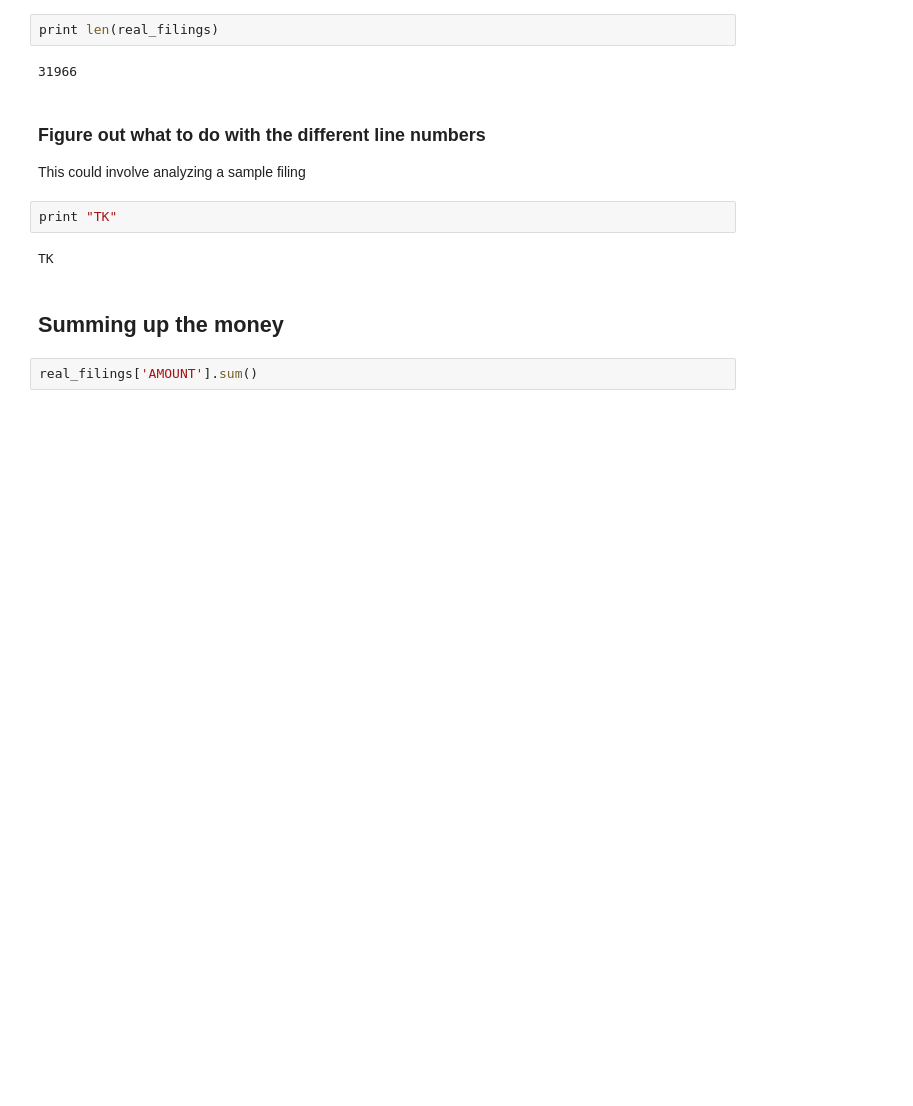
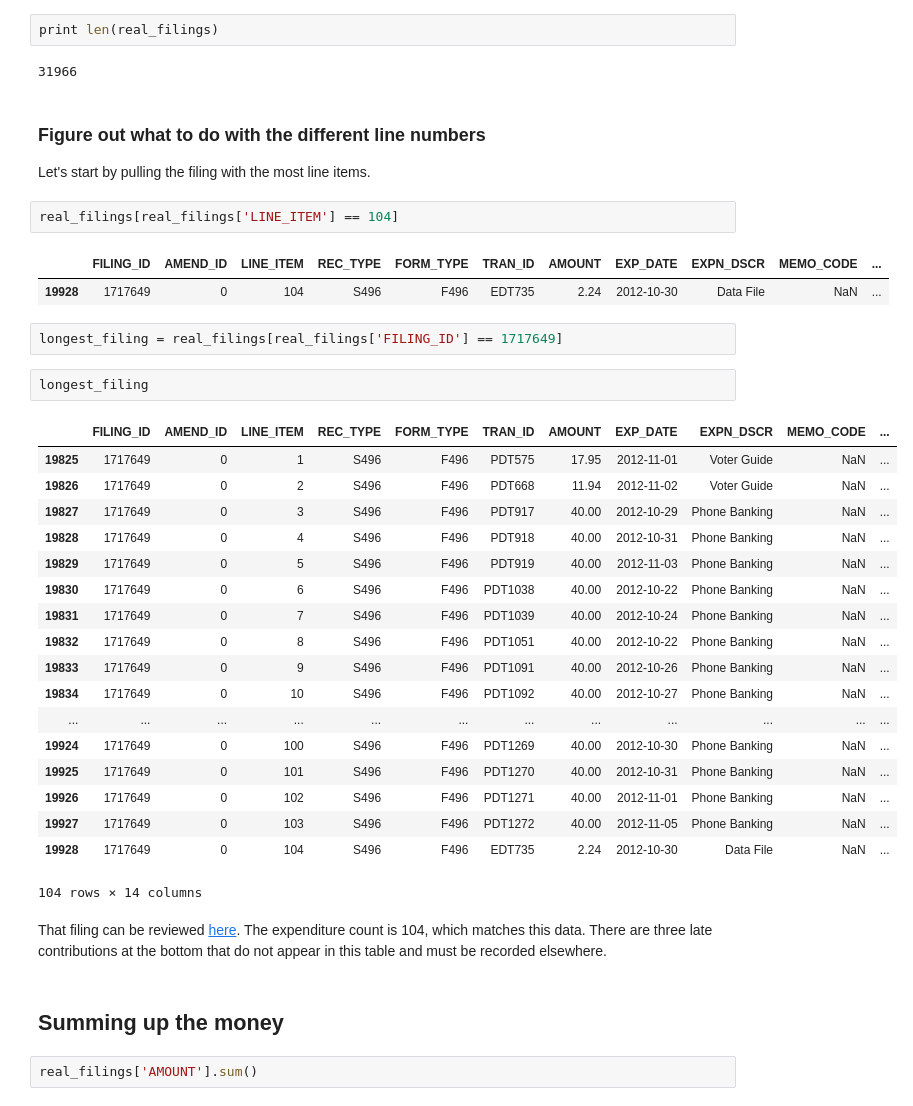
Before and after one commit to palewire/python-calaccess-notebooks, a Jupyter notebook: independent-expenditures.ipynb, the cells around one changed output. Drawn from its saved outputs; the diff is of its cells as text; blank space fills up the shorter version.

Commit message:
Worked out the line numbers (I think) and added some more totals

```diff
--- a/independent-expenditures.ipynb
+++ b/independent-expenditures.ipynb
@@ -143,11 +143,37 @@ print len(real_filings)
 # %% [markdown]
 ### Figure out what to do with the different line numbers
 
-This could involve analyzing a sample filing
+Let's start by pulling the filing with the most line items.
-# %%
-print "TK"
-# %% [output]
-TK
+# %%
+real_filings[real_filings['LINE_ITEM'] == 104]
+# %% [output]
+|  | FILING_ID | AMEND_ID | LINE_ITEM | REC_TYPE | FORM_TYPE | TRAN_ID | AMOUNT | EXP_DATE | EXPN_DSCR | MEMO_CODE | ... |
+| 19928 | 1717649 | 0 | 104 | S496 | F496 | EDT735 | 2.24 | 2012-10-30 | Data File | NaN | ... |
+# %%
+longest_filing = real_filings[real_filings['FILING_ID'] == 1717649]
+# %%
+longest_filing
+# %% [output]
+|  | FILING_ID | AMEND_ID | LINE_ITEM | REC_TYPE | FORM_TYPE | TRAN_ID | AMOUNT | EXP_DATE | EXPN_DSCR | MEMO_CODE | ... |
+| 19825 | 1717649 | 0 | 1 | S496 | F496 | PDT575 | 17.95 | 2012-11-01 | Voter Guide | NaN | ... |
+| 19826 | 1717649 | 0 | 2 | S496 | F496 | PDT668 | 11.94 | 2012-11-02 | Voter Guide | NaN | ... |
+| 19827 | 1717649 | 0 | 3 | S496 | F496 | PDT917 | 40.00 | 2012-10-29 | Phone Banking | NaN | ... |
+| 19828 | 1717649 | 0 | 4 | S496 | F496 | PDT918 | 40.00 | 2012-10-31 | Phone Banking | NaN | ... |
+| 19829 | 1717649 | 0 | 5 | S496 | F496 | PDT919 | 40.00 | 2012-11-03 | Phone Banking | NaN | ... |
+| 19830 | 1717649 | 0 | 6 | S496 | F496 | PDT1038 | 40.00 | 2012-10-22 | Phone Banking | NaN | ... |
+| 19831 | 1717649 | 0 | 7 | S496 | F496 | PDT1039 | 40.00 | 2012-10-24 | Phone Banking | NaN | ... |
+| 19832 | 1717649 | 0 | 8 | S496 | F496 | PDT1051 | 40.00 | 2012-10-22 | Phone Banking | NaN | ... |
+| 19833 | 1717649 | 0 | 9 | S496 | F496 | PDT1091 | 40.00 | 2012-10-26 | Phone Banking | NaN | ... |
+| 19834 | 1717649 | 0 | 10 | S496 | F496 | PDT1092 | 40.00 | 2012-10-27 | Phone Banking | NaN | ... |
+| ... | ... | ... | ... | ... | ... | ... | ... | ... | ... | ... | ... |
+| 19924 | 1717649 | 0 | 100 | S496 | F496 | PDT1269 | 40.00 | 2012-10-30 | Phone Banking | NaN | ... |
+| 19925 | 1717649 | 0 | 101 | S496 | F496 | PDT1270 | 40.00 | 2012-10-31 | Phone Banking | NaN | ... |
+| 19926 | 1717649 | 0 | 102 | S496 | F496 | PDT1271 | 40.00 | 2012-11-01 | Phone Banking | NaN | ... |
+| 19927 | 1717649 | 0 | 103 | S496 | F496 | PDT1272 | 40.00 | 2012-11-05 | Phone Banking | NaN | ... |
+| 19928 | 1717649 | 0 | 104 | S496 | F496 | EDT735 | 2.24 | 2012-10-30 | Data File | NaN | ... |
+104 rows × 14 columns
+# %% [markdown]
+That filing can be reviewed [here](http://cal-access.ss.ca.gov/PDFGen/pdfgen.prg?filingid=1717649&amendid=0). The expenditure count is 104, which matches this data. There are three late contributions at the bottom that do not appear in this table and must be recorded elsewhere.
 # %% [markdown]
 ## Summing up the money
 # %%
```
Also changed, not shown: parts of 4 cells of this notebook.
